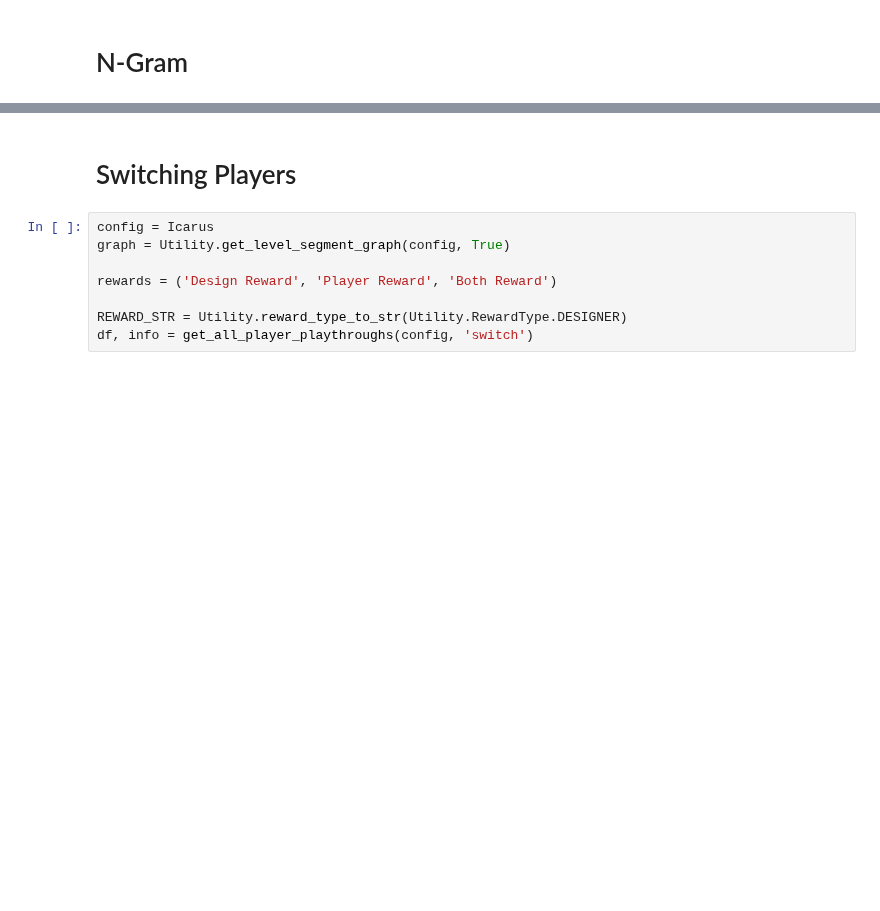
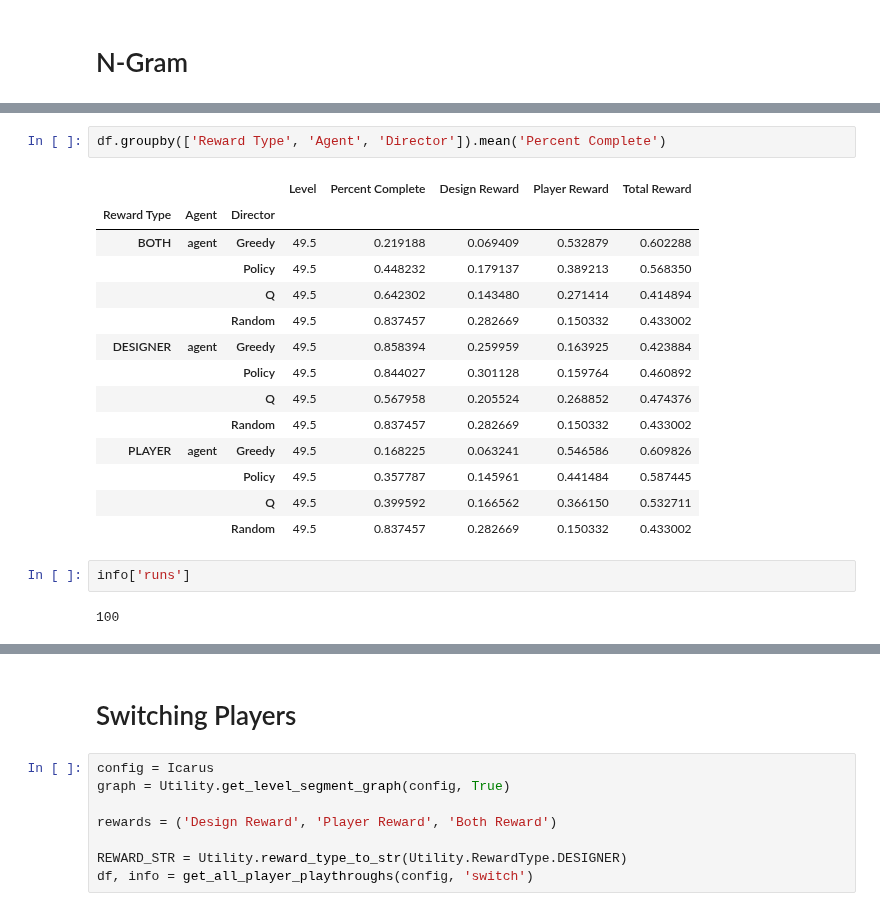
Before and after one commit to crowdgames/mdp-level-assembly, a Jupyter notebook: Analysis.ipynb, the cells around one changed output, grey strips where cells are left out. Cells and saved outputs as stored; diff of their text form; blank space fills up the shorter version.

```diff
--- a/Analysis.ipynb
+++ b/Analysis.ipynb
@@ -386,0 +406,21 @@ plt.show()
+# %%
+df.groupby(['Reward Type', 'Agent', 'Director']).mean('Percent Complete')
+# %% [output]
+|  |  |  | Level | Percent Complete | Design Reward | Player Reward | Total Reward |
+| Reward Type | Agent | Director |  |  |  |  |  |
+| BOTH | agent | Greedy | 49.5 | 0.219188 | 0.069409 | 0.532879 | 0.602288 |
+|  |  | Policy | 49.5 | 0.448232 | 0.179137 | 0.389213 | 0.568350 |
+|  |  | Q | 49.5 | 0.642302 | 0.143480 | 0.271414 | 0.414894 |
+|  |  | Random | 49.5 | 0.837457 | 0.282669 | 0.150332 | 0.433002 |
+| DESIGNER | agent | Greedy | 49.5 | 0.858394 | 0.259959 | 0.163925 | 0.423884 |
+|  |  | Policy | 49.5 | 0.844027 | 0.301128 | 0.159764 | 0.460892 |
+|  |  | Q | 49.5 | 0.567958 | 0.205524 | 0.268852 | 0.474376 |
+|  |  | Random | 49.5 | 0.837457 | 0.282669 | 0.150332 | 0.433002 |
+| PLAYER | agent | Greedy | 49.5 | 0.168225 | 0.063241 | 0.546586 | 0.609826 |
+|  |  | Policy | 49.5 | 0.357787 | 0.145961 | 0.441484 | 0.587445 |
+|  |  | Q | 49.5 | 0.399592 | 0.166562 | 0.366150 | 0.532711 |
+|  |  | Random | 49.5 | 0.837457 | 0.282669 | 0.150332 | 0.433002 |
+# %%
+info['runs']
+# %% [output]
+100
```
Also changed, not shown: parts of 18 cells of this notebook, 6 other files.
